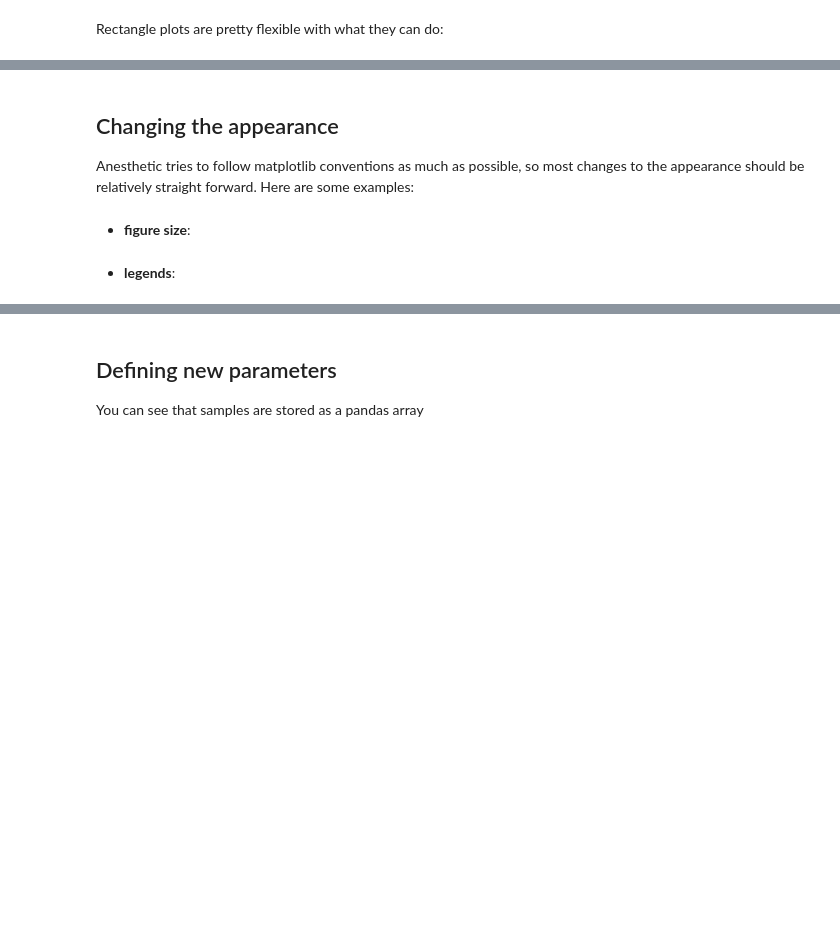
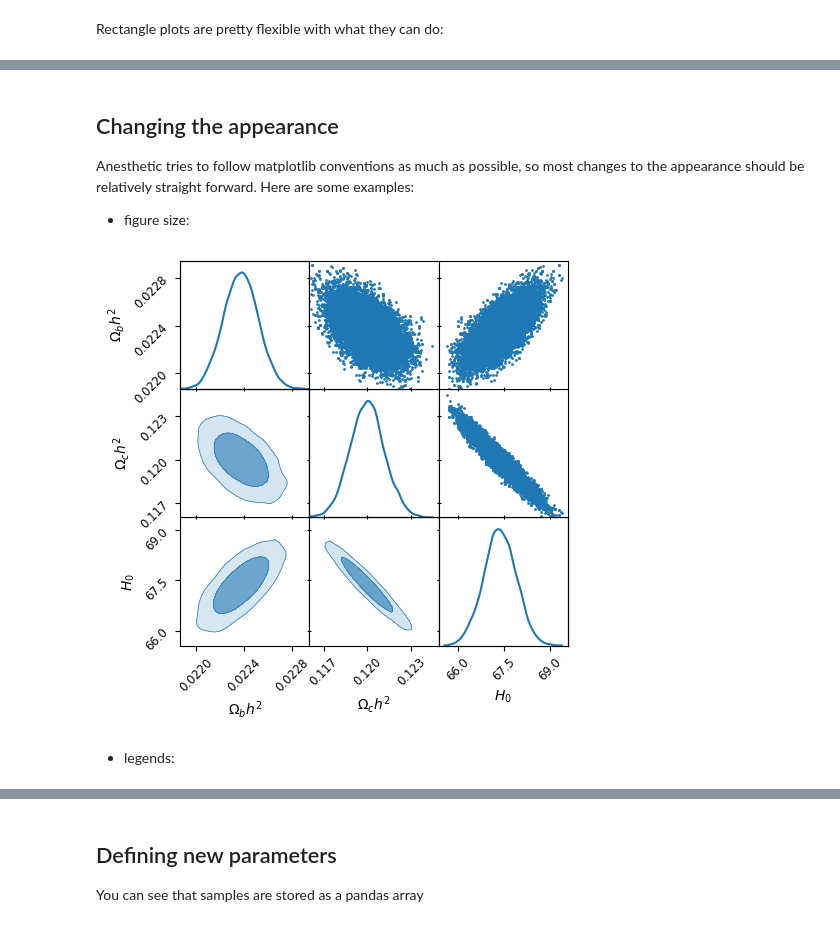
Before and after one commit to handley-lab/anesthetic, a Jupyter notebook: demo.ipynb, the cells around one changed output, grey strips where cells are left out. Cells and saved outputs as stored; diff of their text form; code cells hidden in the pictures; blank space fills up the shorter version.

```diff
--- a/demo.ipynb
+++ b/demo.ipynb
@@ -54,15 +64,17 @@ mcmc.plot_2d([['omegabh2','omegach2','H0'], ['H0','omegach2']]);
 # %% [markdown]
 ## Changing the appearance
 
-Anesthetic tries to follow matplotlib conventions as much as possible, so
-most changes to the appearance should be relatively straight forward.
-Here are some examples:
+ Anesthetic tries to follow matplotlib conventions as much as possible, so
+ most changes to the appearance should be relatively straight forward.
+ Here are some examples:
+
+ * figure size:
-# %% [markdown]
-* **figure size**:
 # %%
 fig = plt.figure(figsize=(5, 5))
-fig, axes = make_2d_axes(['omegabh2', 'omegach2', 'H0'], fig=fig, tex=mcmc.tex)
+fig, axes = make_2d_axes(['omegabh2', 'omegach2', 'H0'], fig=fig)
 mcmc.plot_2d(axes);
+# %% [output]
+[figure, added]
 # %% [markdown]
-* **legends**:
+* legends:
 # %%
```
Also changed, not shown: parts of 26 cells of this notebook, 1 other file.
